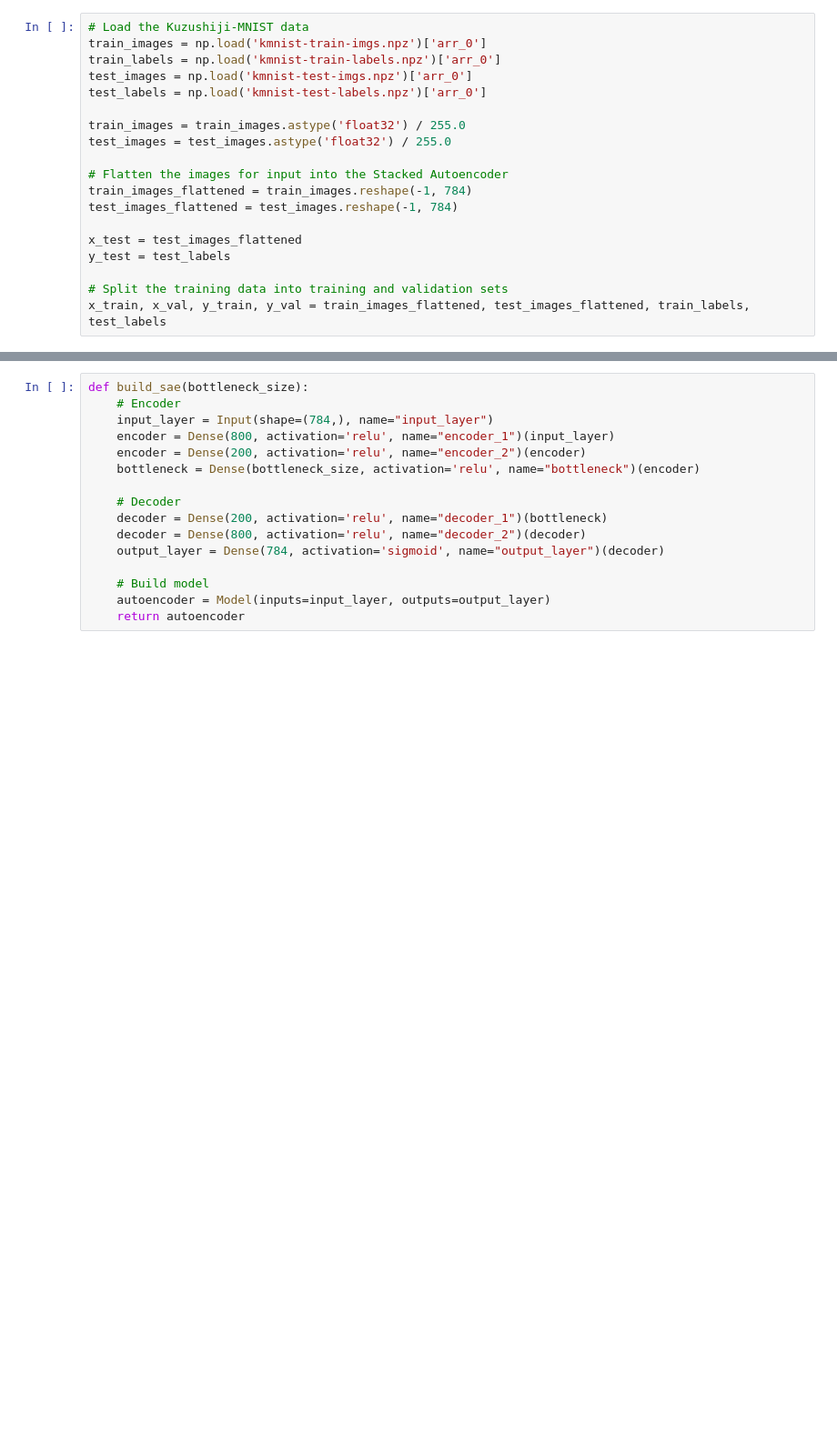
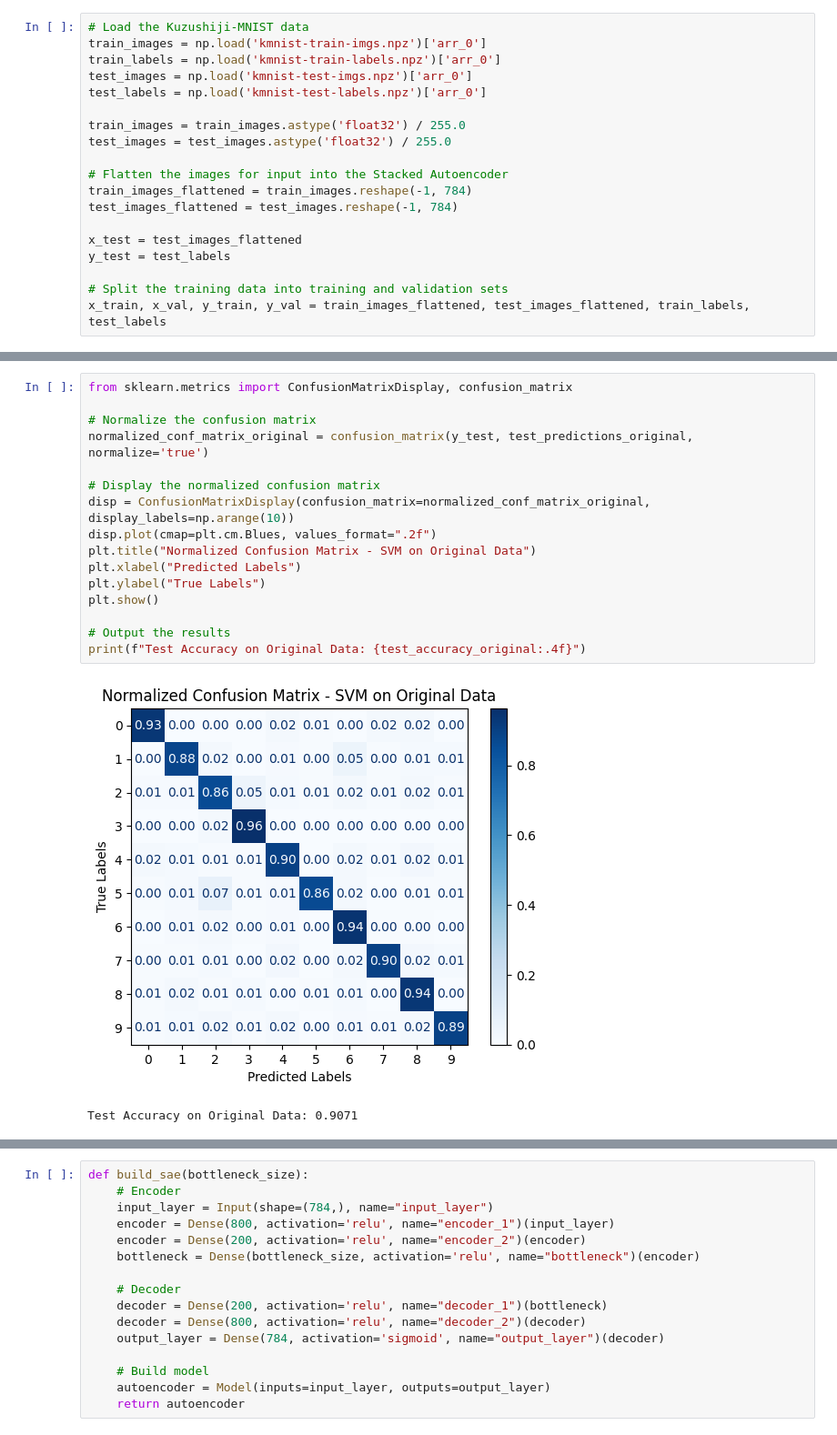
Before and after one commit to Charles980903/Proj2, a Jupyter notebook: Another_copy_of_Untitled5.ipynb, the cells around one changed output, grey strips where cells are left out. Shown at 91% size. Saved outputs shown, nothing was run; the diff lists cells and outputs as text; blank space fills up the shorter version.

```diff
--- a/Another_copy_of_Untitled5.ipynb
+++ b/Another_copy_of_Untitled5.ipynb
@@ -149,0 +172,19 @@ x_train, x_val, y_train, y_val = train_images_flattened, test_images_flattened,
+# %%
+from sklearn.metrics import ConfusionMatrixDisplay, confusion_matrix
+
+# Normalize the confusion matrix
+normalized_conf_matrix_original = confusion_matrix(y_test, test_predictions_original, normalize='true')
+
+# Display the normalized confusion matrix
+disp = ConfusionMatrixDisplay(confusion_matrix=normalized_conf_matrix_original, display_labels=np.arange(10))
+disp.plot(cmap=plt.cm.Blues, values_format=".2f")
+plt.title("Normalized Confusion Matrix - SVM on Original Data")
+plt.xlabel("Predicted Labels")
+plt.ylabel("True Labels")
+plt.show()
+
+# Output the results
+print(f"Test Accuracy on Original Data: {test_accuracy_original:.4f}")
+# %% [output]
+[figure, added]
+Test Accuracy on Original Data: 0.9071
```
Also changed, not shown: parts of 15 cells of this notebook.
